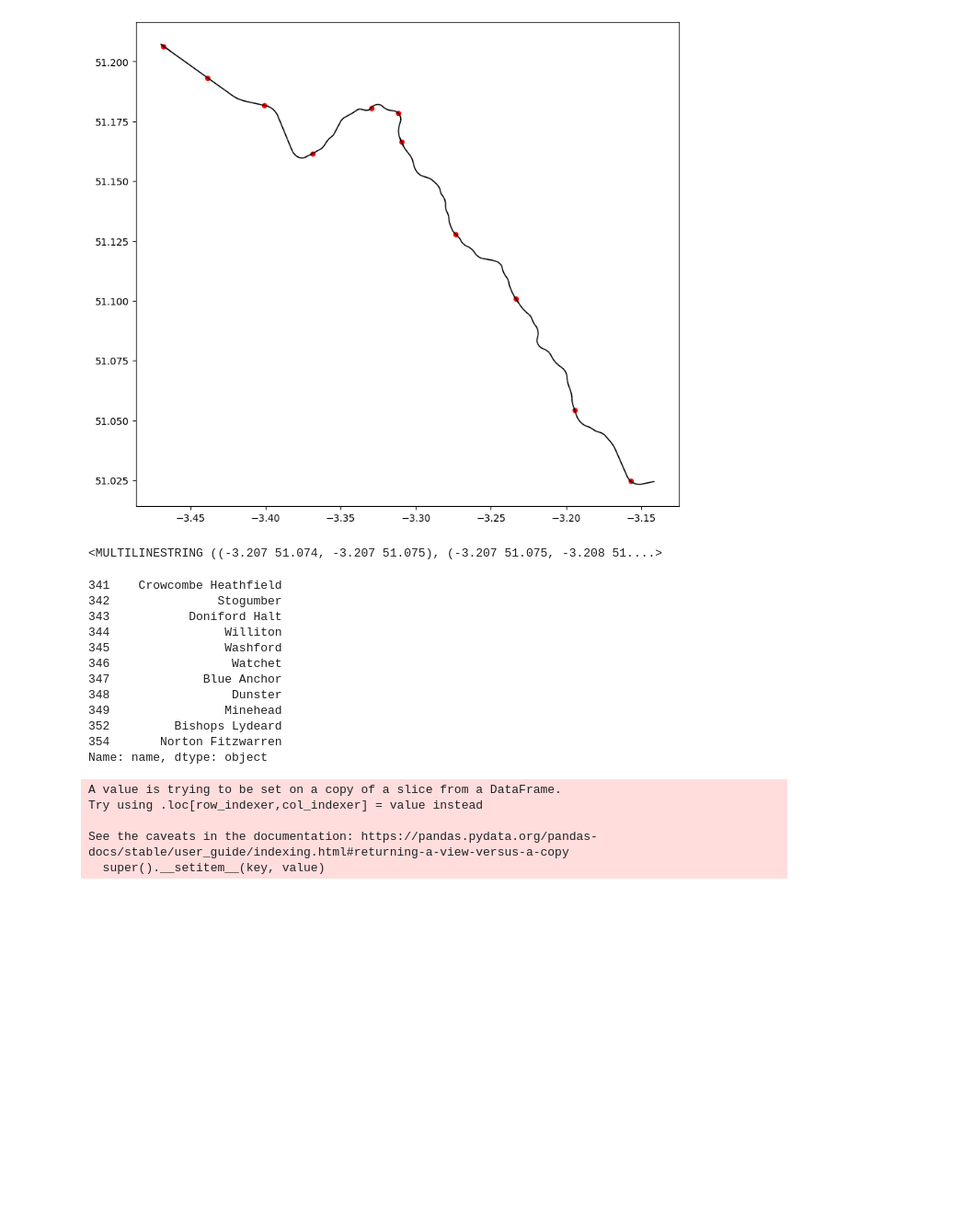
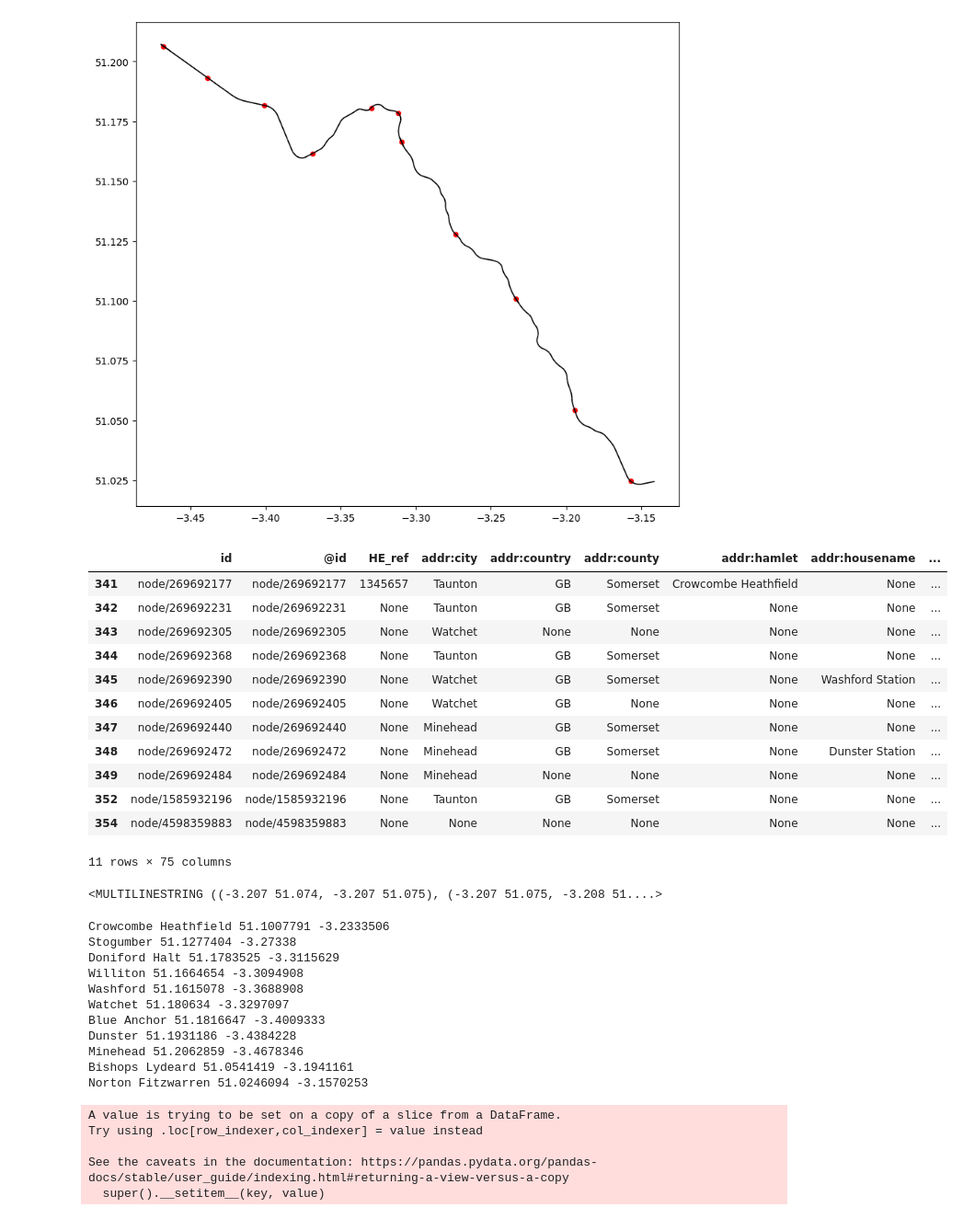
Before and after one commit to dr-harper/west_somerset_railway, a Jupyter notebook: route_data/overpass_data_processing.ipynb, the cells around one changed output. Shown at 92% size. Cells and saved outputs as stored; diff of their text form; code cells hidden in the pictures; blank space fills up the shorter version.

```diff
--- a/route_data/overpass_data_processing.ipynb
+++ b/route_data/overpass_data_processing.ipynb
@@ -57,6 +57,22 @@ points_near_wsr.plot(ax=ax, color="red", markersize=20)
   buffer = wsr_line.buffer(0.001).unary_union
 <Axes: >
 [figure]
+# %%
+points_near_wsr
+# %% [output]
+|  | id | @id | HE_ref | addr:city | addr:country | addr:county | addr:hamlet | addr:housename | ... |
+| 341 | node/269692177 | node/269692177 | 1345657 | Taunton | GB | Somerset | Crowcombe Heathfield | None | ... |
+| 342 | node/269692231 | node/269692231 | None | Taunton | GB | Somerset | None | None | ... |
+| 343 | node/269692305 | node/269692305 | None | Watchet | None | None | None | None | ... |
+| 344 | node/269692368 | node/269692368 | None | Taunton | GB | Somerset | None | None | ... |
+| 345 | node/269692390 | node/269692390 | None | Watchet | GB | Somerset | None | Washford Station | ... |
+| 346 | node/269692405 | node/269692405 | None | Watchet | GB | None | None | None | ... |
+| 347 | node/269692440 | node/269692440 | None | Minehead | GB | Somerset | None | None | ... |
+| 348 | node/269692472 | node/269692472 | None | Minehead | GB | Somerset | None | Dunster Station | ... |
+| 349 | node/269692484 | node/269692484 | None | Minehead | None | None | None | None | ... |
+| 352 | node/1585932196 | node/1585932196 | None | Taunton | GB | Somerset | None | None | ... |
+| 354 | node/4598359883 | node/4598359883 | None | None | None | None | None | None | ... |
+11 rows × 75 columns
 # %%
 # make into one line
 wsr_line_unary = wsr_line.union_all()
@@ -66,23 +82,25 @@ wsr_line_unary
 # %%
 # okay find how long each point is along the line
 # %%
-points_near_wsr['name']
+# print stations and coordinates
+
+for idx, points_near_wsr in points_near_wsr.iterrows():
+    print(points_near_wsr["name"], points_near_wsr.geometry.y, points_near_wsr.geometry.x)
 
 
 # sort by how
 # %% [output]
-341    Crowcombe Heathfield
-342               Stogumber
-343           Doniford Halt
-344                Williton
-345                Washford
-346                 Watchet
-347             Blue Anchor
-348                 Dunster
-349                Minehead
-352         Bishops Lydeard
-354       Norton Fitzwarren
-Name: name, dtype: object
+Crowcombe Heathfield 51.1007791 -3.2333506
+Stogumber 51.1277404 -3.27338
+Doniford Halt 51.1783525 -3.3115629
+Williton 51.1664654 -3.3094908
+Washford 51.1615078 -3.3688908
+Watchet 51.180634 -3.3297097
+Blue Anchor 51.1816647 -3.4009333
+Dunster 51.1931186 -3.4384228
+Minehead 51.2062859 -3.4678346
+Bishops Lydeard 51.0541419 -3.1941161
+Norton Fitzwarren 51.0246094 -3.1570253
 # %%
 # okay, calculate the distance between each point and the line
 points_near_wsr['distance_to_wsr'] = points_near_wsr.geometry.apply(lambda point: point.distance(wsr_line.unary_union))
```
Also changed, not shown: parts of 5 cells of this notebook, 1 other file.
